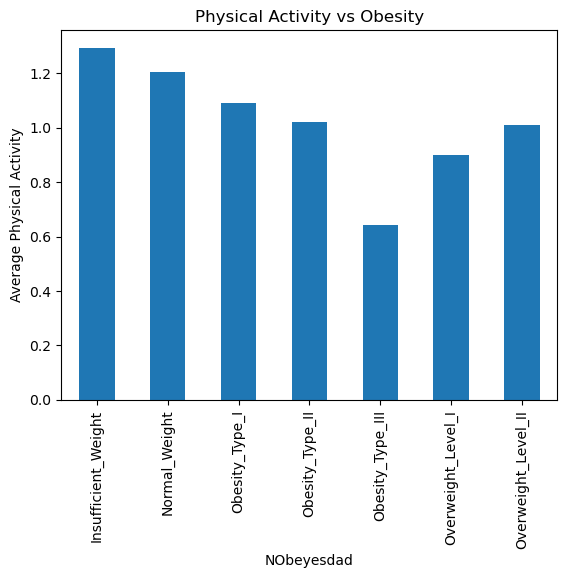
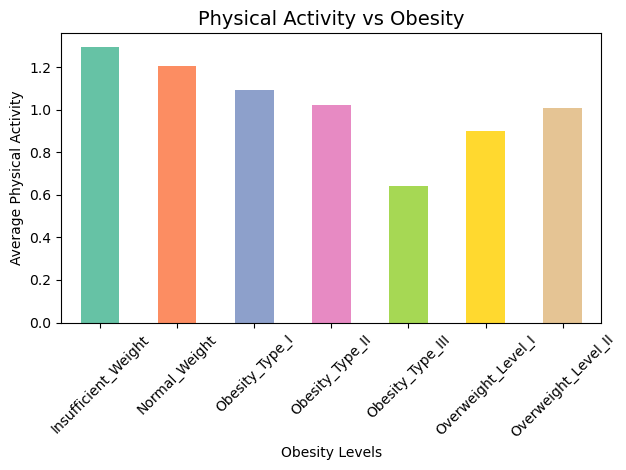
The notebook cell's code change between the first figure and the second:
--- before
+++ after
@@ -1,4 +1,14 @@
-df.groupby('NObeyesdad')['FAF'].mean().plot(kind='bar')
-plt.title("Physical Activity vs Obesity")
+import matplotlib.pyplot as plt
+
+colors = ['#66c2a5','#fc8d62','#8da0cb','#e78ac3',
+          '#a6d854','#ffd92f','#e5c494']
+df.groupby('NObeyesdad')['FAF'].mean().plot(
+    kind='bar',
+    color=colors
+)
+plt.title("Physical Activity vs Obesity", fontsize=14)
+plt.xlabel("Obesity Levels")
 plt.ylabel("Average Physical Activity")
+plt.xticks(rotation=45)
+plt.tight_layout()
 plt.show()

Commit: Add files via upload